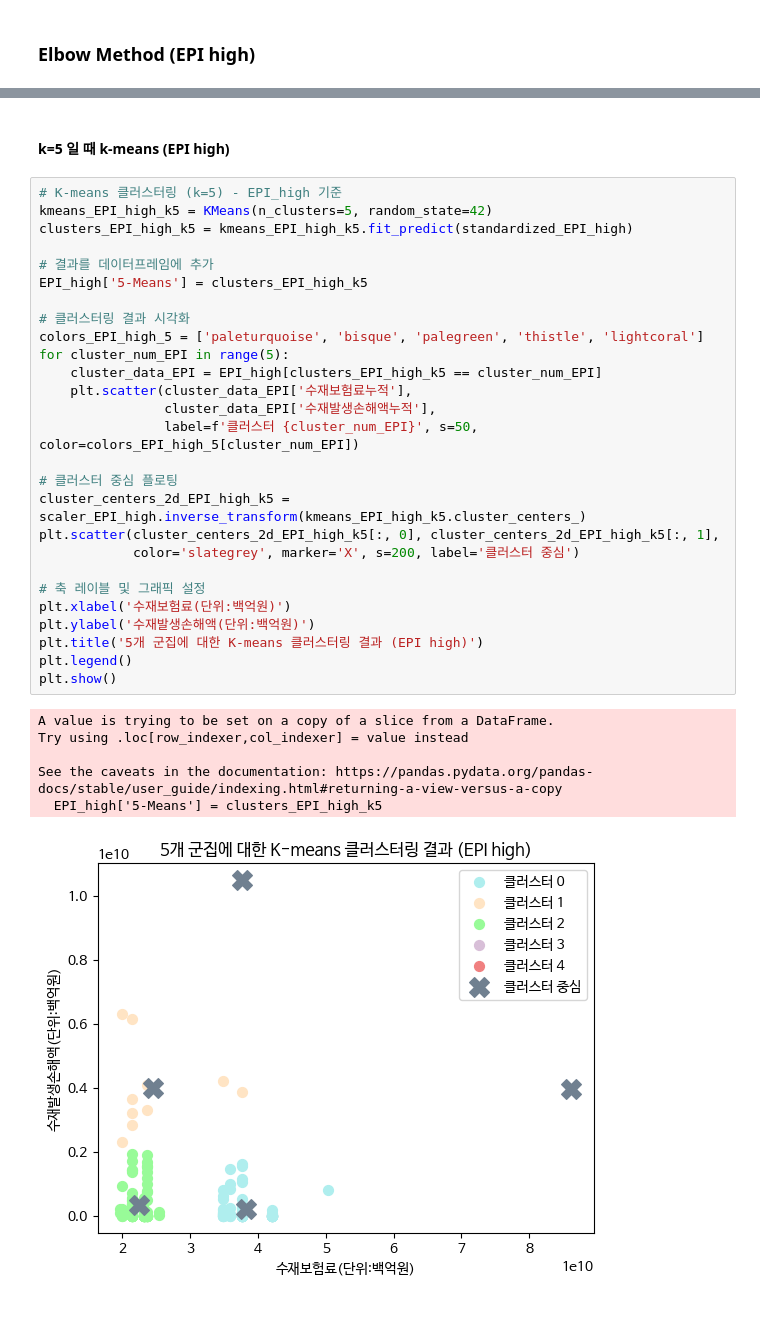
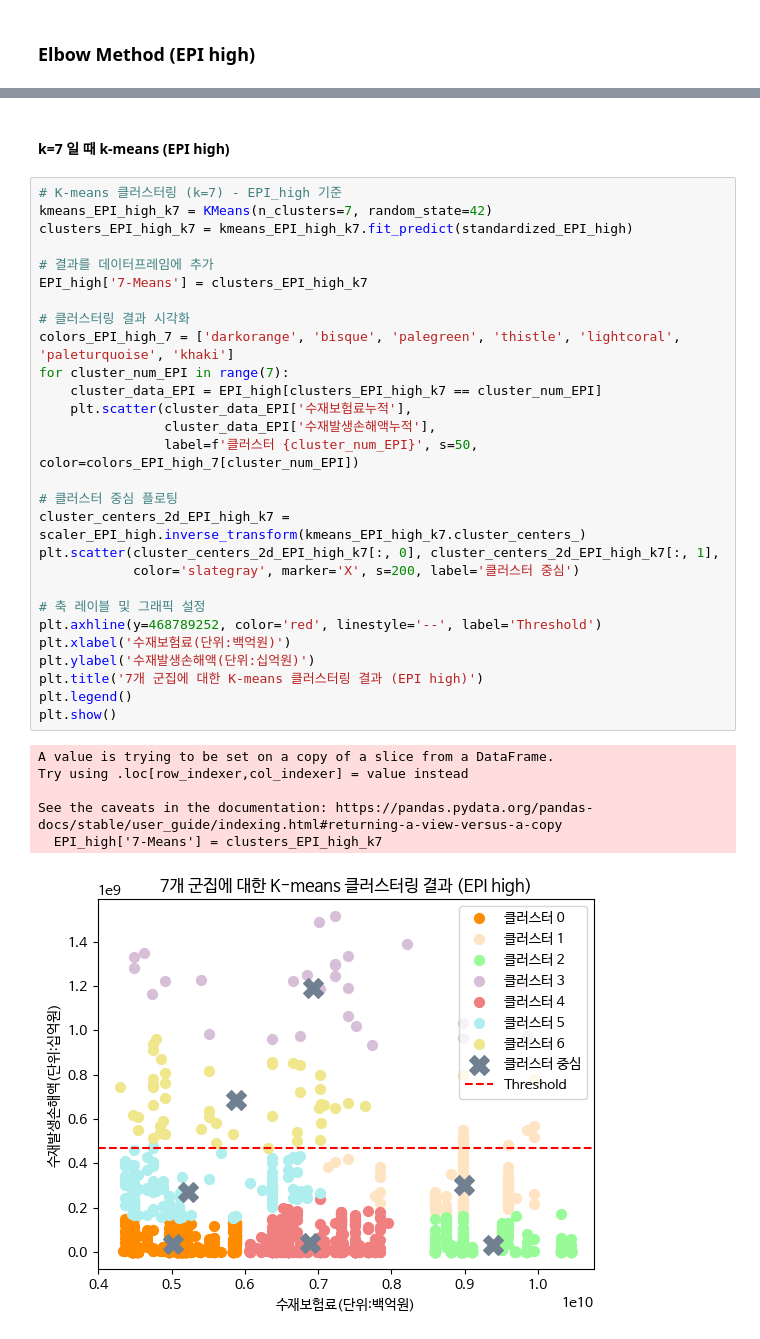
Before and after one commit to HyemiGu/ESC-22WINTER, a Jupyter notebook: 국내비재물LL클러스터링.ipynb, the cells around one changed output, grey strips where cells are left out. Cells and saved outputs as stored; diff of their text form.

```diff
--- a/국내비재물LL클러스터링.ipynb
+++ b/국내비재물LL클러스터링.ipynb
@@ -726,37 +726,38 @@ plt.show()
 # %% [markdown]
-#### k=5 일 때 k-means (EPI high)
+#### k=7 일 때 k-means (EPI high)
 # %%
-# K-means 클러스터링 (k=5) - EPI_high 기준
-kmeans_EPI_high_k5 = KMeans(n_clusters=5, random_state=42)
-clusters_EPI_high_k5 = kmeans_EPI_high_k5.fit_predict(standardized_EPI_high)
+# K-means 클러스터링 (k=7) - EPI_high 기준
+kmeans_EPI_high_k7 = KMeans(n_clusters=7, random_state=42)
+clusters_EPI_high_k7 = kmeans_EPI_high_k7.fit_predict(standardized_EPI_high)
 
 # 결과를 데이터프레임에 추가
-EPI_high['5-Means'] = clusters_EPI_high_k5
+EPI_high['7-Means'] = clusters_EPI_high_k7
 
 # 클러스터링 결과 시각화
-colors_EPI_high_5 = ['paleturquoise', 'bisque', 'palegreen', 'thistle', 'lightcoral']
-for cluster_num_EPI in range(5):
-    cluster_data_EPI = EPI_high[clusters_EPI_high_k5 == cluster_num_EPI]
+colors_EPI_high_7 = ['darkorange', 'bisque', 'palegreen', 'thistle', 'lightcoral', 'paleturquoise', 'khaki']
+for cluster_num_EPI in range(7):
+    cluster_data_EPI = EPI_high[clusters_EPI_high_k7 == cluster_num_EPI]
     plt.scatter(cluster_data_EPI['수재보험료누적'],
                 cluster_data_EPI['수재발생손해액누적'],
-                label=f'클러스터 {cluster_num_EPI}', s=50, color=colors_EPI_high_5[cluster_num_EPI])
+                label=f'클러스터 {cluster_num_EPI}', s=50, color=colors_EPI_high_7[cluster_num_EPI])
 
 # 클러스터 중심 플로팅
-cluster_centers_2d_EPI_high_k5 = scaler_EPI_high.inverse_transform(kmeans_EPI_high_k5.cluster_centers_)
-plt.scatter(cluster_centers_2d_EPI_high_k5[:, 0], cluster_centers_2d_EPI_high_k5[:, 1],
-            color='slategrey', marker='X', s=200, label='클러스터 중심')
+cluster_centers_2d_EPI_high_k7 = scaler_EPI_high.inverse_transform(kmeans_EPI_high_k7.cluster_centers_)
+plt.scatter(cluster_centers_2d_EPI_high_k7[:, 0], cluster_centers_2d_EPI_high_k7[:, 1],
+            color='slategray', marker='X', s=200, label='클러스터 중심')
 
 # 축 레이블 및 그래픽 설정
+plt.axhline(y=468789252, color='red', linestyle='--', label='Threshold')
 plt.xlabel('수재보험료(단위:백억원)')
-plt.ylabel('수재발생손해액(단위:백억원)')
-plt.title('5개 군집에 대한 K-means 클러스터링 결과 (EPI high)')
+plt.ylabel('수재발생손해액(단위:십억원)')
+plt.title('7개 군집에 대한 K-means 클러스터링 결과 (EPI high)')
 plt.legend()
 plt.show()
 # %% [output]
 A value is trying to be set on a copy of a slice from a DataFrame.
 Try using .loc[row_indexer,col_indexer] = value instead
 
 See the caveats in the documentation: https://pandas.pydata.org/pandas-docs/stable/user_guide/indexing.html#returning-a-view-versus-a-copy
-  EPI_high['5-Means'] = clusters_EPI_high_k5
+  EPI_high['7-Means'] = clusters_EPI_high_k7
-[figure, old version]
+[figure, new version]
 # %%
```
Also changed, not shown: parts of 24 cells of this notebook.
